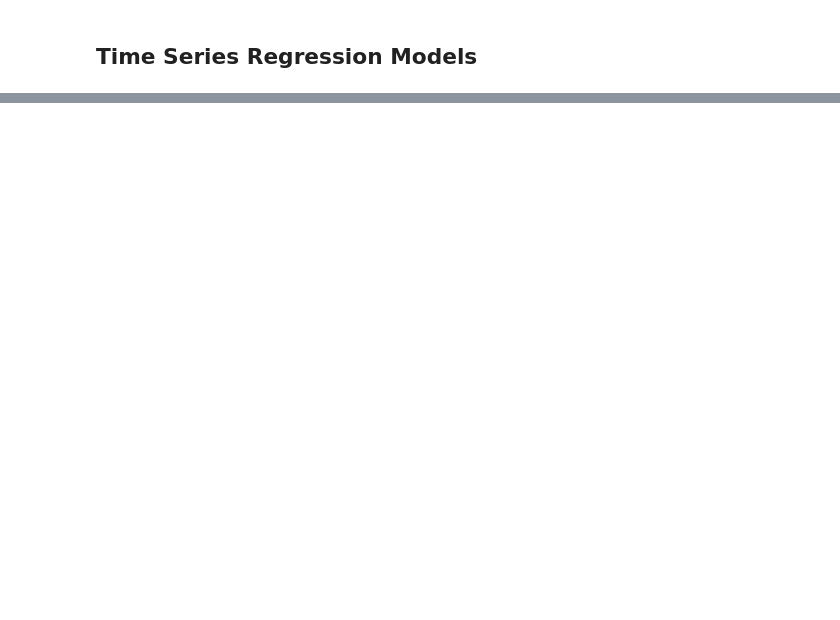
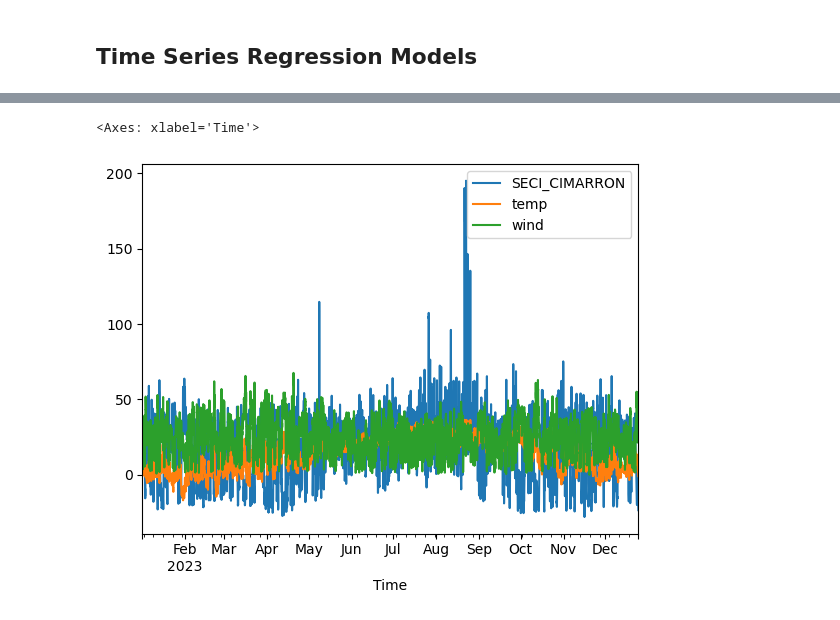
Before and after one commit to maxwellgriffith345/SPPPrices, a Jupyter notebook: FPPPart2.ipynb, the cells around one changed output, grey strips where cells are left out. Saved outputs shown, nothing was run; the diff lists cells and outputs as text; code cells hidden in the pictures; blank space fills up the shorter version.

Commit message:
Add files via upload
started on OLS, added weather data

```diff
--- a/FPPPart2.ipynb
+++ b/FPPPart2.ipynb
@@ -29,0 +47,3 @@ df.drop(columns=["KCPLIATANUNIAT2","KCPLLACYGNEUNLAC2","SECI.KCPS.CIMARRON", "WR
+# %%
+cimarron=df[["SECI_CIMARRON"]]
+cimarron.head()
@@ -29,0 +62,4 @@ df.drop(columns=["KCPLIATANUNIAT2","KCPLLACYGNEUNLAC2","SECI.KCPS.CIMARRON", "WR
+# %%
+#Get the weather data
+weather = pd.read_csv("CimarronWeather23.csv")
+weather.head()
@@ -29,0 +77,3 @@ df.drop(columns=["KCPLIATANUNIAT2","KCPLLACYGNEUNLAC2","SECI.KCPS.CIMARRON", "WR
+# %%
+cimarron["temp"]=weather["temperature"].values
+cimarron["wind"]=weather["wind_speed"].values
@@ -29,0 +93,3 @@ df.drop(columns=["KCPLIATANUNIAT2","KCPLLACYGNEUNLAC2","SECI.KCPS.CIMARRON", "WR
+# %%
+cimarron_train = cimarron.iloc[:-168]
+cimarron_train.tail()
@@ -29,0 +104,5 @@ df.drop(columns=["KCPLIATANUNIAT2","KCPLLACYGNEUNLAC2","SECI.KCPS.CIMARRON", "WR
+# %%
+cimarron_train.plot()
+# %% [output]
+<Axes: xlabel='Time'>
+[figure, added]
```
Also changed, not shown: parts of 31 cells of this notebook, 1 other file.
